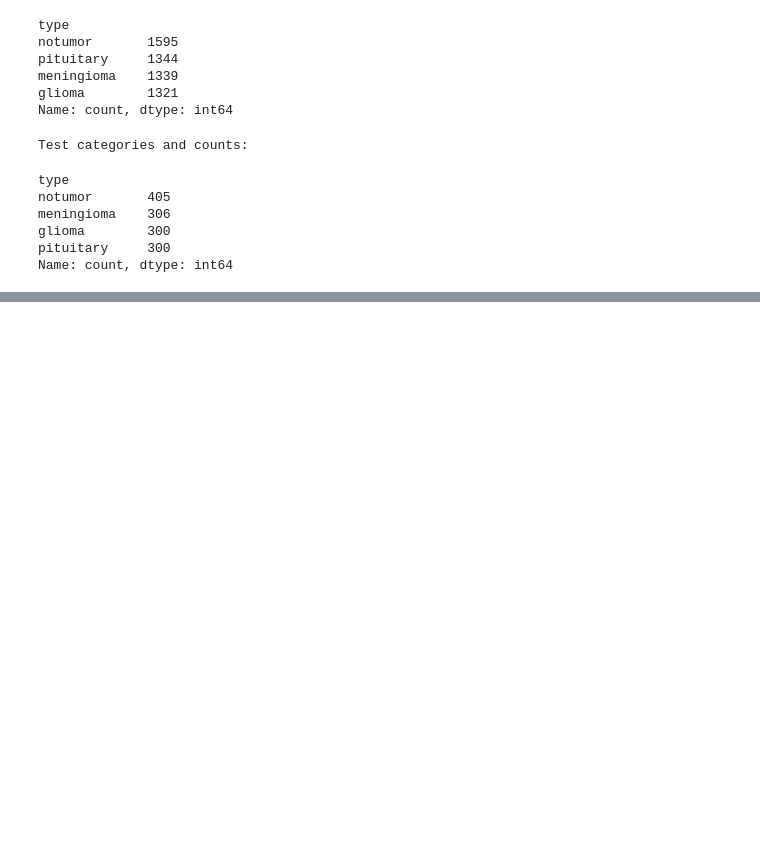
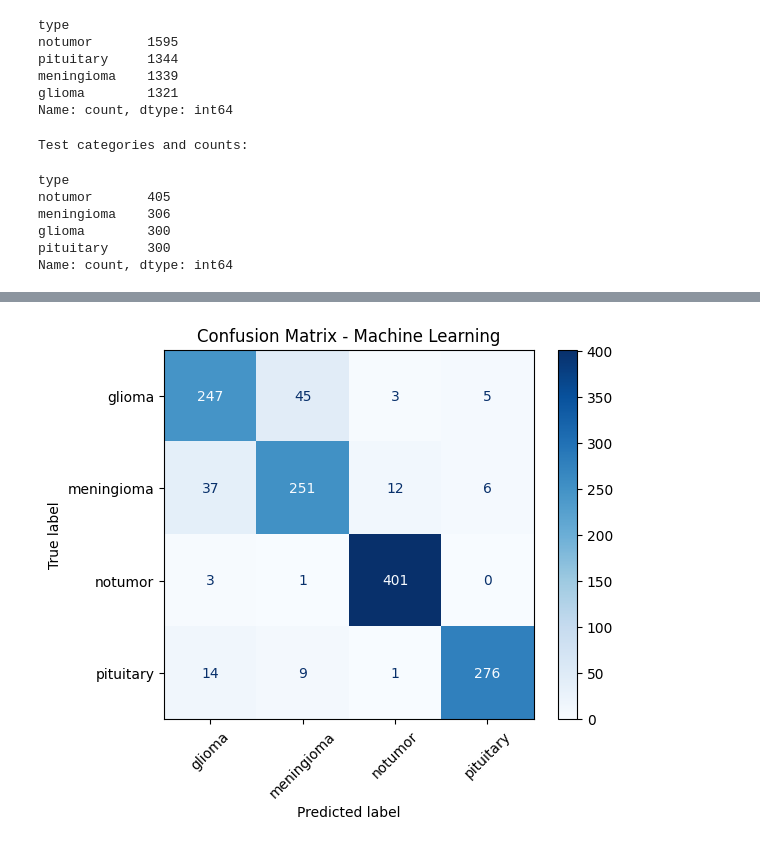
Before and after one commit to korbzs/brain-disease-prediction, a Jupyter notebook: brain_tumor_pred.ipynb, the cells around one changed output, grey strips where cells are left out. Saved outputs shown, nothing was run; the diff lists cells and outputs as text; code cells hidden in the pictures; blank space fills up the shorter version.

```diff
--- a/brain_tumor_pred.ipynb
+++ b/brain_tumor_pred.ipynb
@@ -67,0 +131,12 @@ Name: count, dtype: int64
+# %%
+# 3. Apply PCA for Dimensionality Reduction
+pca = PCA(n_components=PCA_COMPONENTS)
+X_train_pca = pca.fit_transform(X_train)
+# %%
+# 4. Prepare test data
+test_dataframes = [test_glioma_df, test_meningioma_df, test_notumor_df, test_pituitary_df]
+test_labels = ["glioma", "meningioma", "notumor", "pituitary"]
+X_test_images, y_test = prepare_thresholded_data(test_dataframes, test_labels)
+X_test = Parallel(n_jobs=N_JOBS)(delayed(compute_hog)(img) for img in X_test_images)
+X_test = np.array(X_test)
+X_test_pca = pca.transform(X_test)
@@ -67,0 +148,4 @@ Name: count, dtype: int64
+# %%
+# 5. Train a Random Forest Classifier
+model = RandomForestClassifier(random_state=42, n_jobs=N_JOBS)
+model.fit(X_train_pca, y_train)
@@ -67,0 +160,4 @@ Name: count, dtype: int64
+# %%
+# 7. Predict and Evaluate
+y_pred = model.predict(X_test_pca)
+print(classification_report(y_test, y_pred))
@@ -67,0 +175,8 @@ Name: count, dtype: int64
+# %%
+cm = confusion_matrix(y_test, y_pred, labels=train_labels)
+disp = ConfusionMatrixDisplay(confusion_matrix=cm, display_labels=train_labels)
+disp.plot(cmap='Blues', xticks_rotation=45)
+plt.title('Confusion Matrix - Machine Learning')
+plt.show()
+# %% [output]
+[figure, added]
```
Also changed, not shown: parts of 10 cells of this notebook, 3 other files.
